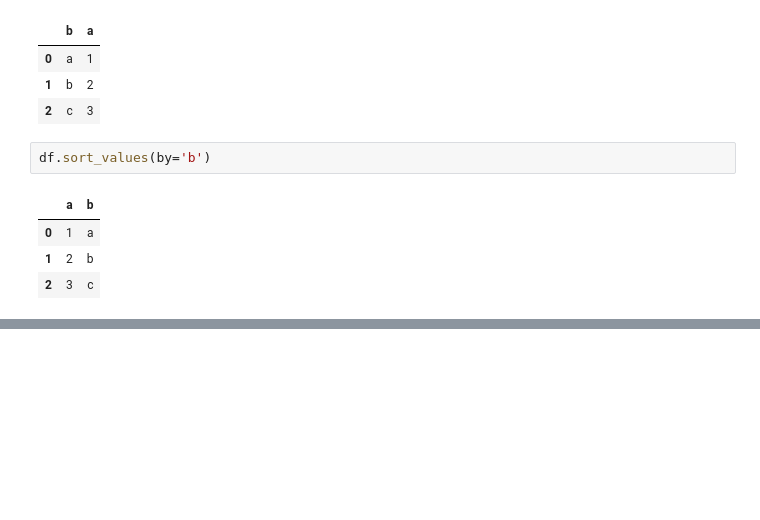
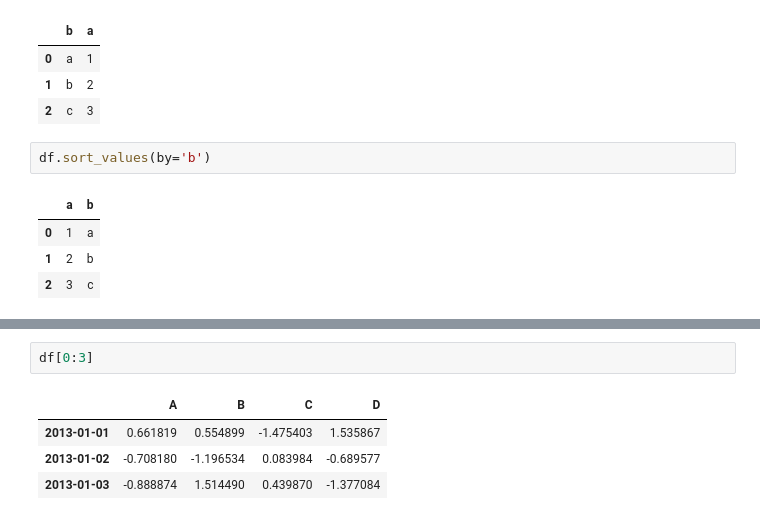
Before and after one commit to Leighson/lighthouse-data-notes-v2, a Jupyter notebook: w02_d2/notes.ipynb, the cells around one changed output, grey strips where cells are left out. Cells and saved outputs as stored; diff of their text form; blank space fills up the shorter version.

```diff
--- a/w02_d2/notes.ipynb
+++ b/w02_d2/notes.ipynb
@@ -421,0 +446,7 @@ df.sort_values(by='b')
+# %%
+df[0:3]
+# %% [output]
+|  | A | B | C | D |
+| 2013-01-01 | 0.661819 | 0.554899 | -1.475403 | 1.535867 |
+| 2013-01-02 | -0.708180 | -1.196534 | 0.083984 | -0.689577 |
+| 2013-01-03 | -0.888874 | 1.514490 | 0.439870 | -1.377084 |
```
Also changed, not shown: parts of 20 cells of this notebook.
